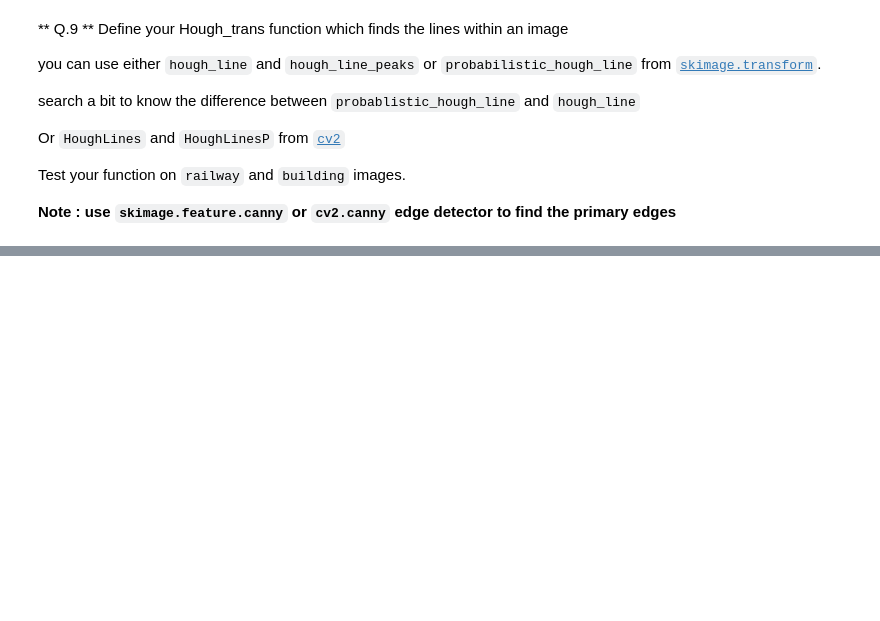
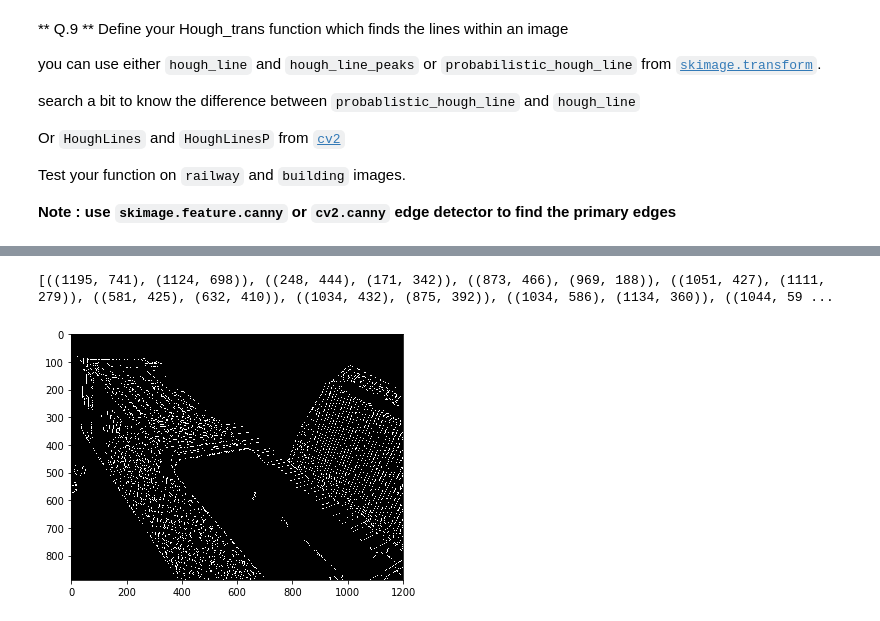
Before and after one commit to gulnurungan/B31XB-IIP-TP-1718, a Jupyter notebook: 4-filter-spatial-domain/4-spatial-filter.ipynb, the cells around one changed output, grey strips where cells are left out. Drawn from its saved outputs; the diff is of its cells as text; code cells hidden in the pictures; blank space fills up the shorter version.

```diff
--- a/4-filter-spatial-domain/4-spatial-filter.ipynb
+++ b/4-filter-spatial-domain/4-spatial-filter.ipynb
@@ -333,0 +353,15 @@ Test your function on `railway` and `building` images.
+# %%
+filename = './images/building.jpg'
+from skimage.color import rgb2gray
+building = io.imread(filename)
+building = img_as_float(building)
+building = rgb2gray(building)
+buildingmean = mean(building, disk(8))
+edges_building = canny(buildingmean)
+io.imshow(edges_building)
+
+lines = probabilistic_hough_line(edges_building, threshold = 10, line_length=50, line_gap=10)
+print(lines)
+# %% [output]
+[((1195, 741), (1124, 698)), ((248, 444), (171, 342)), ((873, 466), (969, 188)), ((1051, 427), (1111, 279)), ((581, 425), (632, 410)), ((1034, 432), (875, 392)), ((1034, 586), (1134, 360)), ((1044, 59 ...
+[figure, added]
```
Also changed, not shown: parts of 8 cells of this notebook.
